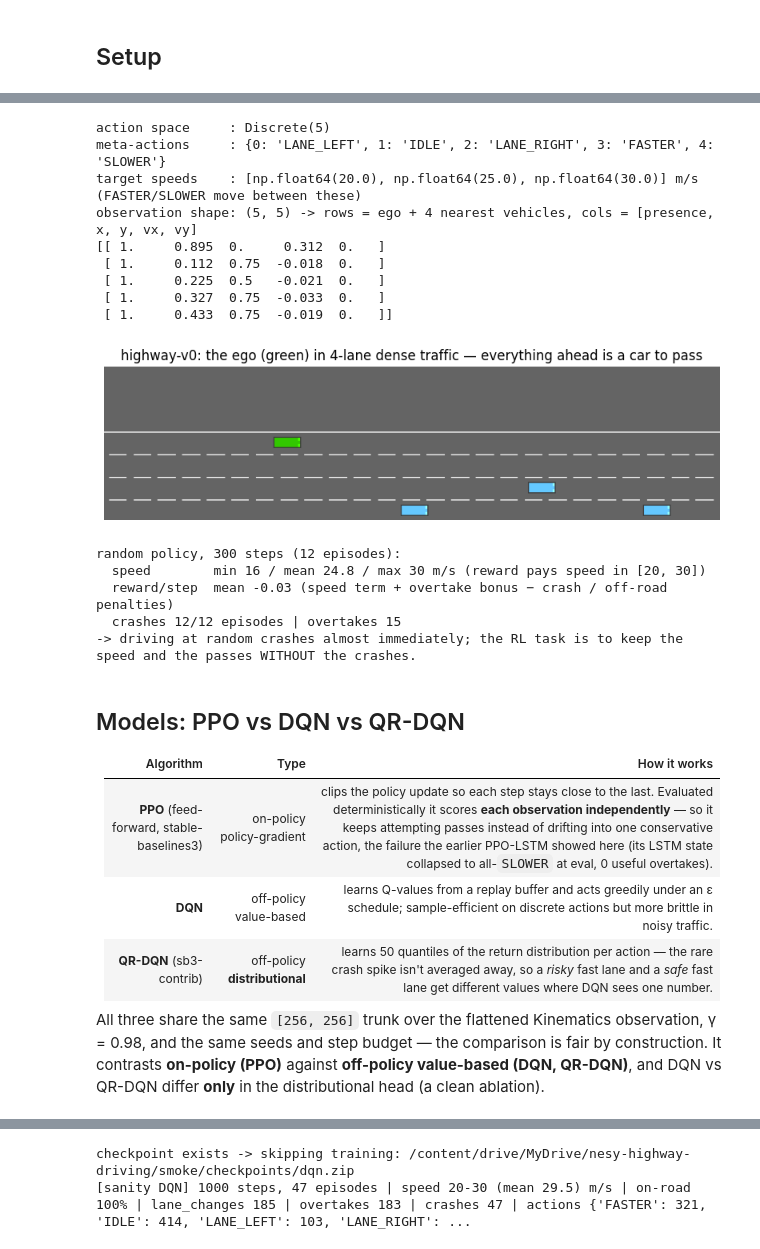
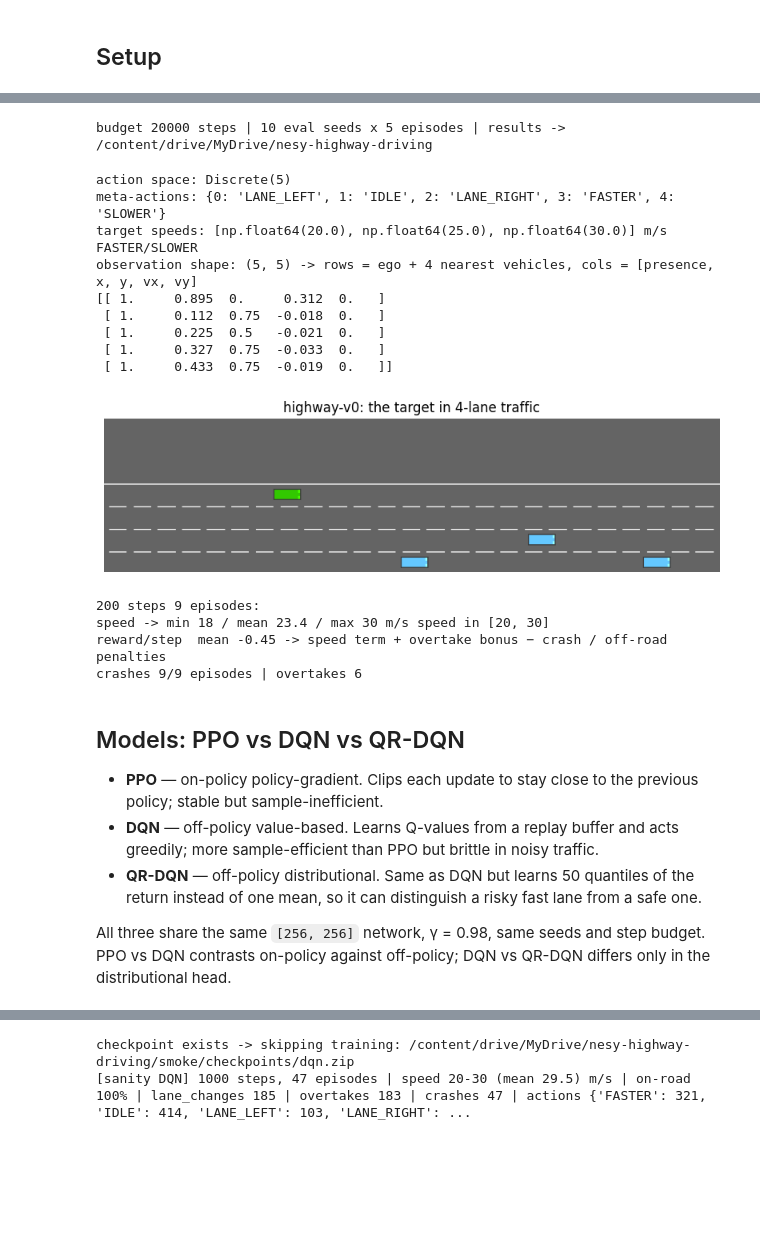
Before and after one commit to silvergjeka22/nesy-highway-driving, a Jupyter notebook: notebooks/colab_1_baseline.ipynb, the cells around one changed output, grey strips where cells are left out. Cells and saved outputs as stored; diff of their text form; code cells hidden in the pictures; blank space fills up the shorter version.

```diff
--- a/notebooks/colab_1_baseline.ipynb
+++ b/notebooks/colab_1_baseline.ipynb
@@ -79,12 +55,0 @@ so a crashed Colab session resumes where it stopped.
-# %%
-SMOKE = True   # True: minutes-long sanity run, artifacts in <results>/smoke | False: the real run
-
-if SMOKE:
-    cfg["paths"]["drive_root"] = os.path.join(RESULTS, "smoke")
-    cfg["train"]["total_timesteps"] = 3000      # the ONE budget switch, tiny
-    cfg["eval_seeds"] = cfg["eval_seeds"][:3]   # fewer held-out seeds (still shared everywhere)
-    cfg["eval"]["episodes_per_seed"] = 2
-    cfg["eval"]["video_seconds"] = 10           # short clip (real run: >= 30 s)
-print(f"SMOKE={SMOKE} | budget {cfg['train']['total_timesteps']} steps | "
-      f"{len(cfg['eval_seeds'])} eval seeds x {cfg['eval']['episodes_per_seed']} episodes | "
-      f"results -> {cfg['paths']['drive_root']}")
@@ -113,69 +56,65 @@ it is 0.5.)
+# %%
+print(f"budget {cfg['train']['total_timesteps']} steps | "
+      f"{len(cfg['eval_seeds'])} eval seeds x {cfg['eval']['episodes_per_seed']} episodes | "
+      f"results -> {cfg['paths']['drive_root']}")
+# %% [output]
+budget 20000 steps | 10 eval seeds x 5 episodes | results -> /content/drive/MyDrive/nesy-highway-driving
 # %%
-import copy
-import matplotlib.pyplot as plt
-
 view_cfg = copy.deepcopy(cfg)
 view_cfg["env"]["config"]["offscreen_rendering"] = True   # grab a frame without opening a window
 env = create_environment(view_cfg, render=True)
 obs, info = env.reset(seed=cfg["seed"])
-print("action space     :", env.action_space)
-print("meta-actions     :", env.unwrapped.action_type.actions)
-print("target speeds    :", list(env.unwrapped.action_type.target_speeds), "m/s (FASTER/SLOWER move between these)")
+print("action space:", env.action_space)
+print("meta-actions:", env.unwrapped.action_type.actions)
+print("target speeds:", list(env.unwrapped.action_type.target_speeds), "m/s FASTER/SLOWER")
 print("observation shape:", obs.shape, "-> rows = ego + 4 nearest vehicles, cols = [presence, x, y, vx, vy]")
 print(obs.round(3))
 
 frame = env.render()
 env.close()
 plt.figure(figsize=(10, 2.5))
 plt.imshow(frame)
 plt.axis("off")
-plt.title("highway-v0: the ego (green) in 4-lane dense traffic — everything ahead is a car to pass");
+plt.title("highway-v0: the target in 4-lane traffic");
 # %% [output]
-action space     : Discrete(5)
-meta-actions     : {0: 'LANE_LEFT', 1: 'IDLE', 2: 'LANE_RIGHT', 3: 'FASTER', 4: 'SLOWER'}
-target speeds    : [np.float64(20.0), np.float64(25.0), np.float64(30.0)] m/s (FASTER/SLOWER move between these)
+action space: Discrete(5)
+meta-actions: {0: 'LANE_LEFT', 1: 'IDLE', 2: 'LANE_RIGHT', 3: 'FASTER', 4: 'SLOWER'}
+target speeds: [np.float64(20.0), np.float64(25.0), np.float64(30.0)] m/s FASTER/SLOWER
 observation shape: (5, 5) -> rows = ego + 4 nearest vehicles, cols = [presence, x, y, vx, vy]
 [[ 1.     0.895  0.     0.312  0.   ]
  [ 1.     0.112  0.75  -0.018  0.   ]
  [ 1.     0.225  0.5   -0.021  0.   ]
  [ 1.     0.327  0.75  -0.033  0.   ]
  [ 1.     0.433  0.75  -0.019  0.   ]]
-[figure, old version]
+[figure, new version]
 # %%
-# Baseline sanity check: what happens WITHOUT learning (random actions).
-import numpy as np
+# random policy test
 env = create_environment(cfg)
 obs, _ = env.reset(seed=cfg["seed"])
 speeds, rewards, crashes, overtakes, episodes = [], [], 0, 0, 0
-for _ in range(300):
+for _ in range(200):
     obs, r, terminated, truncated, info = env.step(env.action_space.sample())
     speeds.append(info["speed"]); rewards.append(r)
     if terminated or truncated:
         crashes += int(info["crashed"]); overtakes += info["overtakes"]; episodes += 1
         obs, _ = env.reset()
 env.close()
-
-print(f"random policy, 300 steps ({episodes} episodes):")
-print(f"  speed        min {min(speeds):.0f} / mean {np.mean(speeds):.1f} / max {max(speeds):.0f} m/s (reward pays speed in [20, 30])")
-print(f"  reward/step  mean {np.mean(rewards):+.2f} (speed term + overtake bonus − crash / off-road penalties)")
-print(f"  crashes {crashes}/{episodes} episodes | overtakes {overtakes}")
-print("-> driving at random crashes almost immediately; the RL task is to keep the speed and the passes WITHOUT the crashes.")
-# %% [output]
-random policy, 300 steps (12 episodes):
-  speed        min 16 / mean 24.8 / max 30 m/s (reward pays speed in [20, 30])
-  reward/step  mean -0.03 (speed term + overtake bonus − crash / off-road penalties)
-  crashes 12/12 episodes | overtakes 15
--> driving at random crashes almost immediately; the RL task is to keep the speed and the passes WITHOUT the crashes.
+# %%
+print(f"200 steps {episodes} episodes:")
+print(f"speed -> min {min(speeds):.0f} / mean {np.mean(speeds):.1f} / max {max(speeds):.0f} m/s speed in [20, 30]")
+print(f"reward/step  mean {np.mean(rewards):+.2f} -> speed term + overtake bonus − crash / off-road penalties")
+print(f"crashes {crashes}/{episodes} episodes | overtakes {overtakes}")
+# %% [output]
+200 steps 9 episodes:
+speed -> min 18 / mean 23.4 / max 30 m/s speed in [20, 30]
+reward/step  mean -0.45 -> speed term + overtake bonus − crash / off-road penalties
+crashes 9/9 episodes | overtakes 6
 # %% [markdown]
 ## Models: PPO vs DQN vs QR-DQN
 
-| Algorithm | Type | How it works |
-|---|---|---|
-| **PPO** (feed-forward, stable-baselines3) | on-policy policy-gradient | clips the policy update so each step stays close to the last. Evaluated deterministically it scores **each observation independently** — so it keeps attempting passes instead of drifting into one conservative action, the failure the earlier PPO-LSTM showed here (its LSTM state collapsed to all-`SLOWER` at eval, 0 useful overtakes). |
-| **DQN** | off-policy value-based | learns Q-values from a replay buffer and acts greedily under an ε schedule; sample-efficient on discrete actions but more brittle in noisy traffic. |
-| **QR-DQN** (sb3-contrib) | off-policy **distributional** | learns 50 quantiles of the return distribution per action — the rare crash spike isn't averaged away, so a *risky* fast lane and a *safe* fast lane get different values where DQN sees one number. |
+- **PPO** — on-policy policy-gradient. Clips each update to stay close to the previous policy; stable but sample-inefficient.
+- **DQN** — off-policy value-based. Learns Q-values from a replay buffer and acts greedily; more sample-efficient than PPO but brittle in noisy traffic.
+- **QR-DQN** — off-policy distributional. Same as DQN but learns 50 quantiles of the return instead of one mean, so it can distinguish a risky fast lane from a safe one.
 
-All three share the same `[256, 256]` trunk over the flattened Kinematics observation,
-γ = 0.98, and the same seeds and step budget — the comparison is fair by construction.
-It contrasts **on-policy (PPO)** against **off-policy value-based (DQN, QR-DQN)**, and DQN
-vs QR-DQN differ **only** in the distributional head (a clean ablation).
+All three share the same `[256, 256]` network, γ = 0.98, same seeds and step budget.
+PPO vs DQN contrasts on-policy against off-policy; DQN vs QR-DQN differs only in the distributional head.
```
Also changed, not shown: parts of 33 cells of this notebook, 3 other files.
